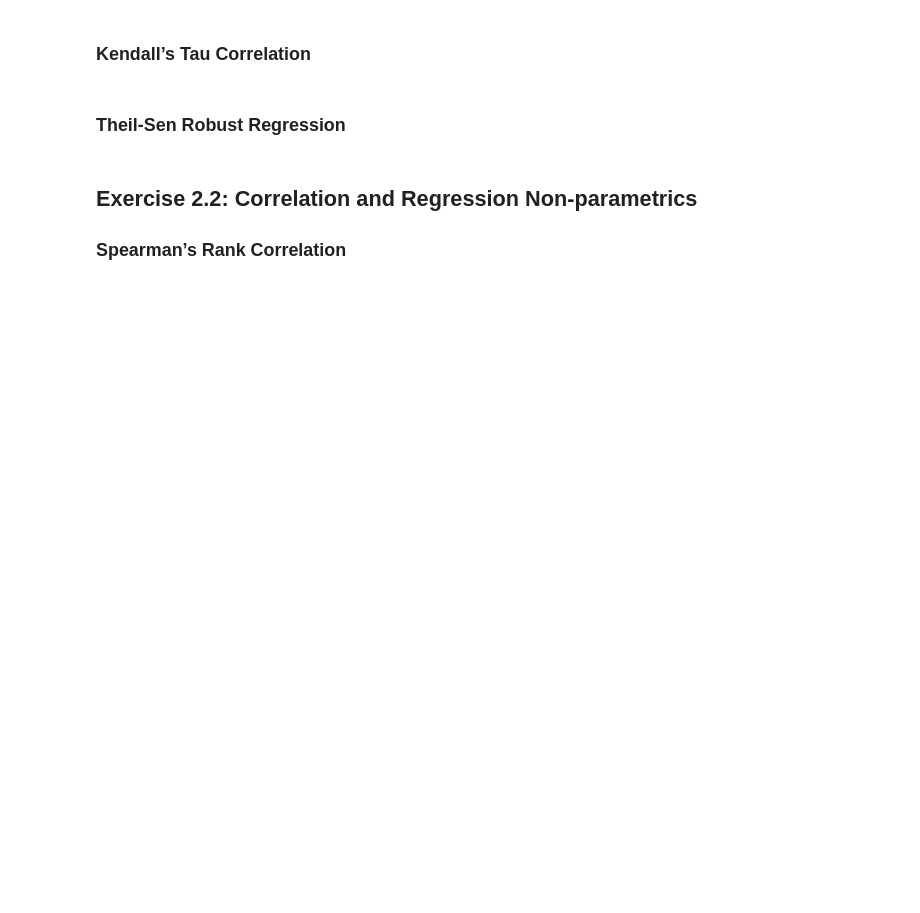
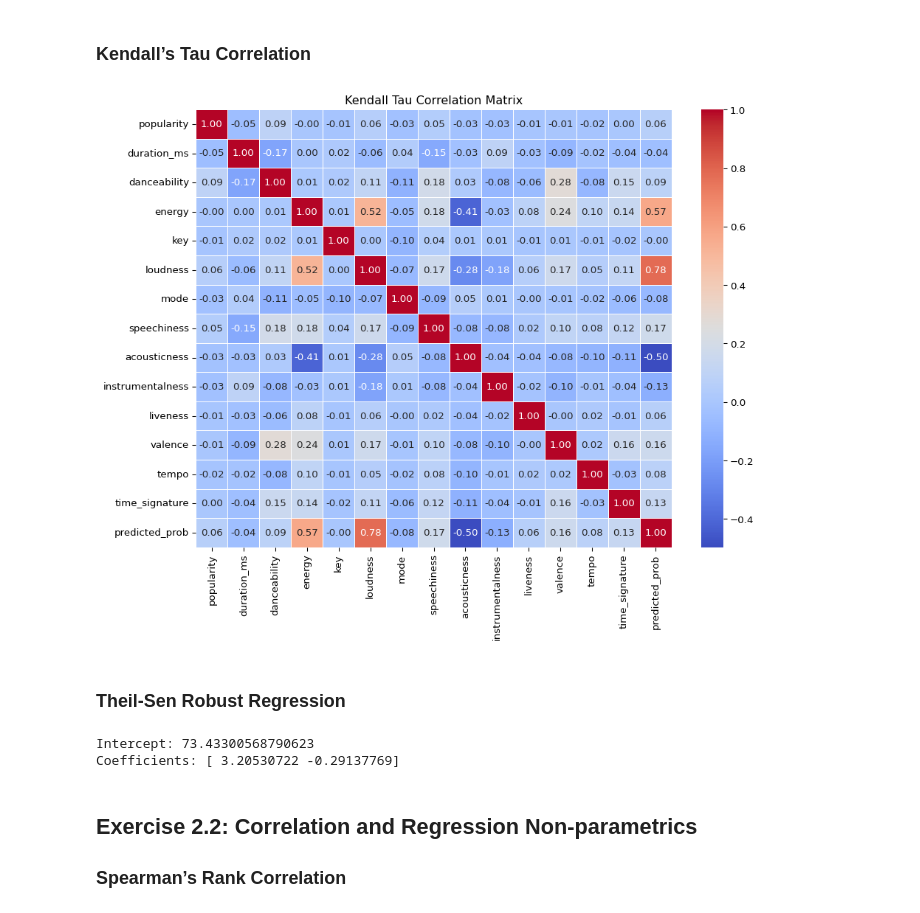
Before and after one commit to ismayc/oreilly-statistical-modeling-and-inference-with-python, a Jupyter notebook: exercises_solutions.ipynb, the cells around one changed output. Cells and saved outputs as stored; diff of their text form; code cells hidden in the pictures; blank space fills up the shorter version.

```diff
--- a/exercises_solutions.ipynb
+++ b/exercises_solutions.ipynb
@@ -622,3 +756,17 @@ kendall_corr
+# %%
+# Calculate Kendall's tau correlation matrix
+kendall_corr = numeric_columns.corr(method='kendall')
+kendall_corr
+
+# Heatmap for Kendall's tau correlation matrix
+plt.figure(figsize=(10, 8))
+sns.heatmap(kendall_corr, annot=True, cmap='coolwarm',
+            linewidths=0.5, fmt=".2f")
+plt.title('Kendall Tau Correlation Matrix')
+plt.tight_layout()
+plt.show();
+# %% [output]
+[figure, added]
 # %% [markdown]
 ### Theil-Sen Robust Regression
 # %%
@@ -628,6 +776,11 @@ X = numeric_columns[['danceability', 'energy']]
 y = numeric_columns['popularity']
 theil_sen = TheilSenRegressor()
 theil_sen.fit(X, y)
+print("Intercept:", theil_sen.intercept_)
+print("Coefficients:", theil_sen.coef_)
+# %% [output]
+Intercept: 73.43300568790623
+Coefficients: [ 3.20530722 -0.29137769]
 # %% [markdown]
 ## Exercise 2.2: Correlation and Regression Non-parametrics
 
```
Also changed, not shown: parts of 69 cells of this notebook, 5 other files.
